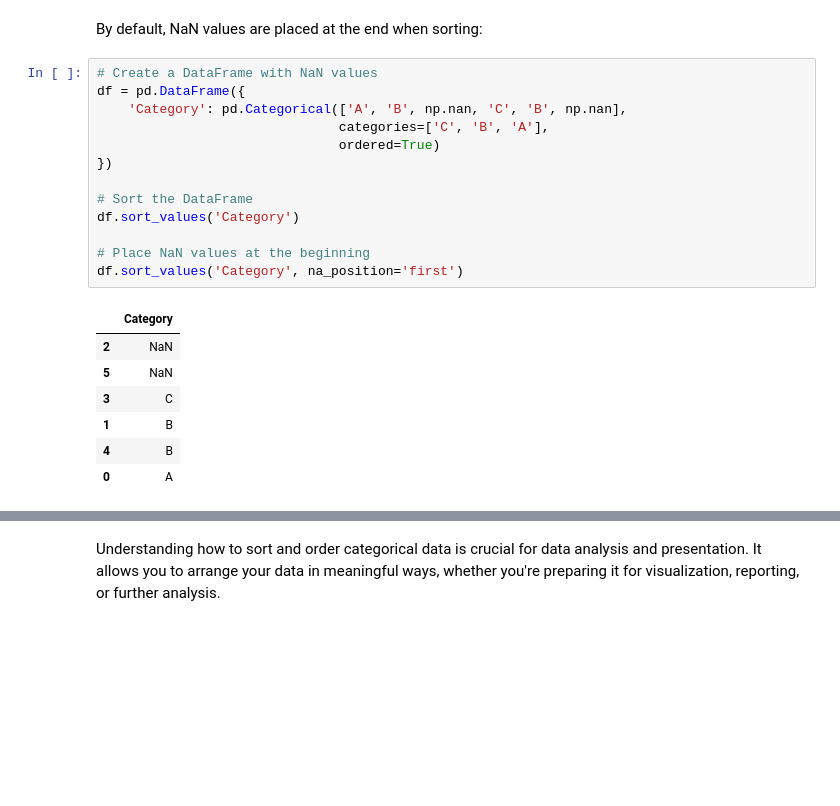
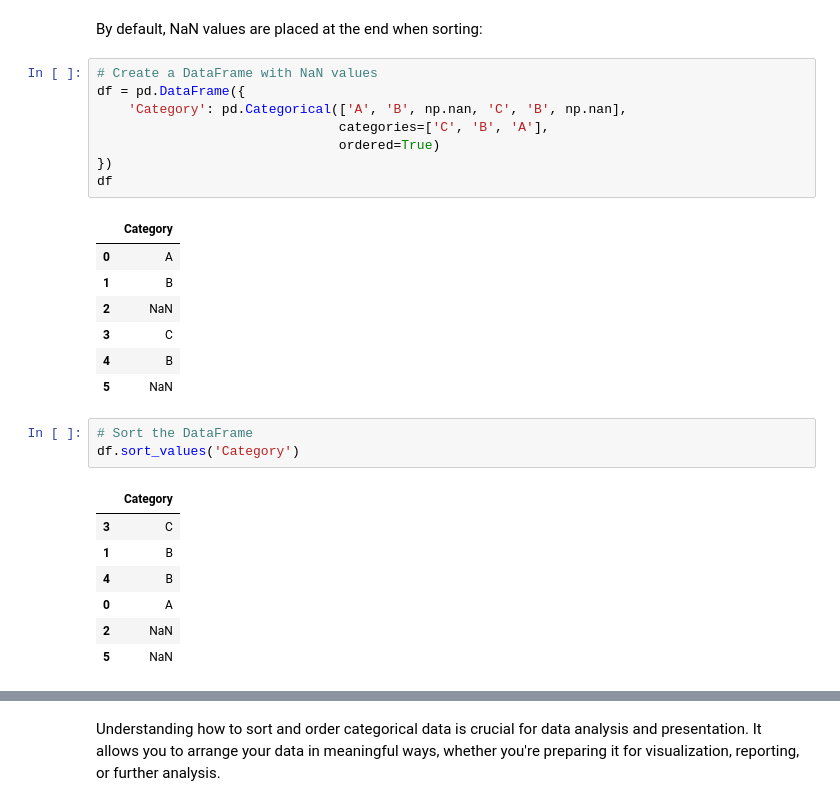
Before and after one commit to pytopia/Data-Processing-for-ML, a Jupyter notebook: Lectures/04 Pandas Fundamentals/09 Categorical Data.ipynb, the cells around one changed output, grey strips where cells are left out. Saved outputs shown, nothing was run; the diff lists cells and outputs as text; blank space fills up the shorter version.

```diff
--- a/Lectures/04 Pandas Fundamentals/09 Categorical Data.ipynb
+++ b/Lectures/04 Pandas Fundamentals/09 Categorical Data.ipynb
@@ -516,21 +518,27 @@ By default, NaN values are placed at the end when sorting:
 # %%
 # Create a DataFrame with NaN values
 df = pd.DataFrame({
     'Category': pd.Categorical(['A', 'B', np.nan, 'C', 'B', np.nan],
                                categories=['C', 'B', 'A'],
                                ordered=True)
 })
-
-# Sort the DataFrame
-df.sort_values('Category')
-
-# Place NaN values at the beginning
-df.sort_values('Category', na_position='first')
+df
 # %% [output]
 |  | Category |
+| 0 | A |
+| 1 | B |
 | 2 | NaN |
+| 3 | C |
+| 4 | B |
 | 5 | NaN |
-| 3 | C |
-| 1 | B |
-| 4 | B |
-| 0 | A |
+# %%
+# Sort the DataFrame
+df.sort_values('Category')
+# %% [output]
+|  | Category |
+| 3 | C |
+| 1 | B |
+| 4 | B |
+| 0 | A |
+| 2 | NaN |
+| 5 | NaN |
```
Also changed, not shown: parts of 6 cells of this notebook, 7 other files.
